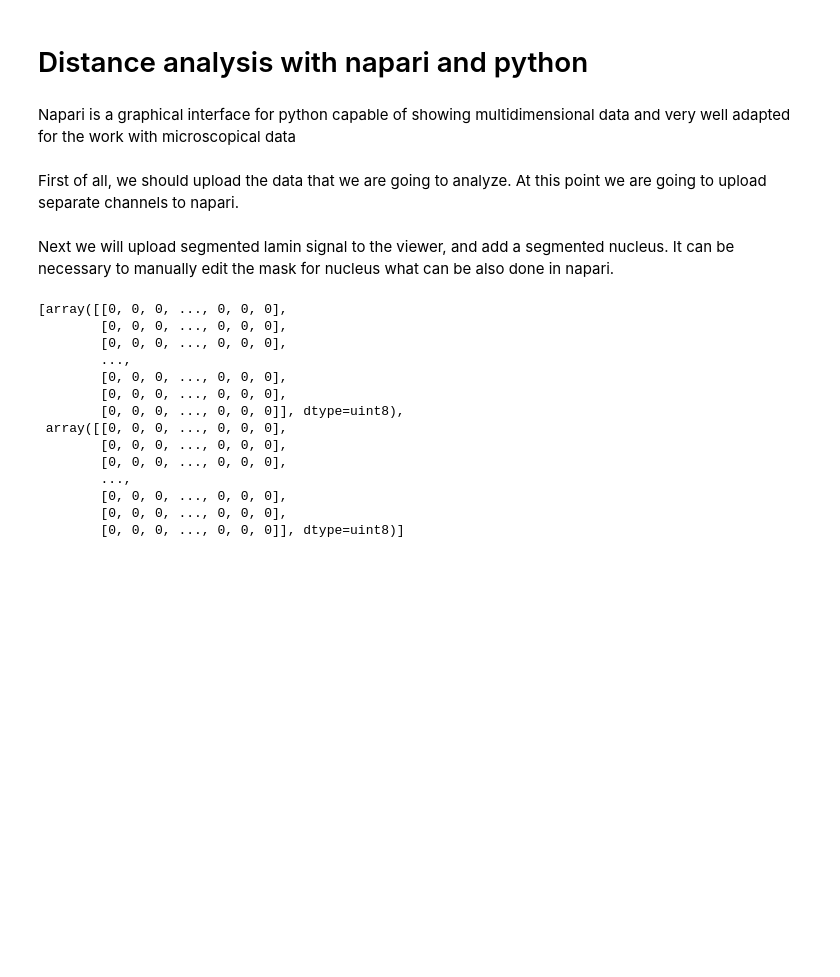
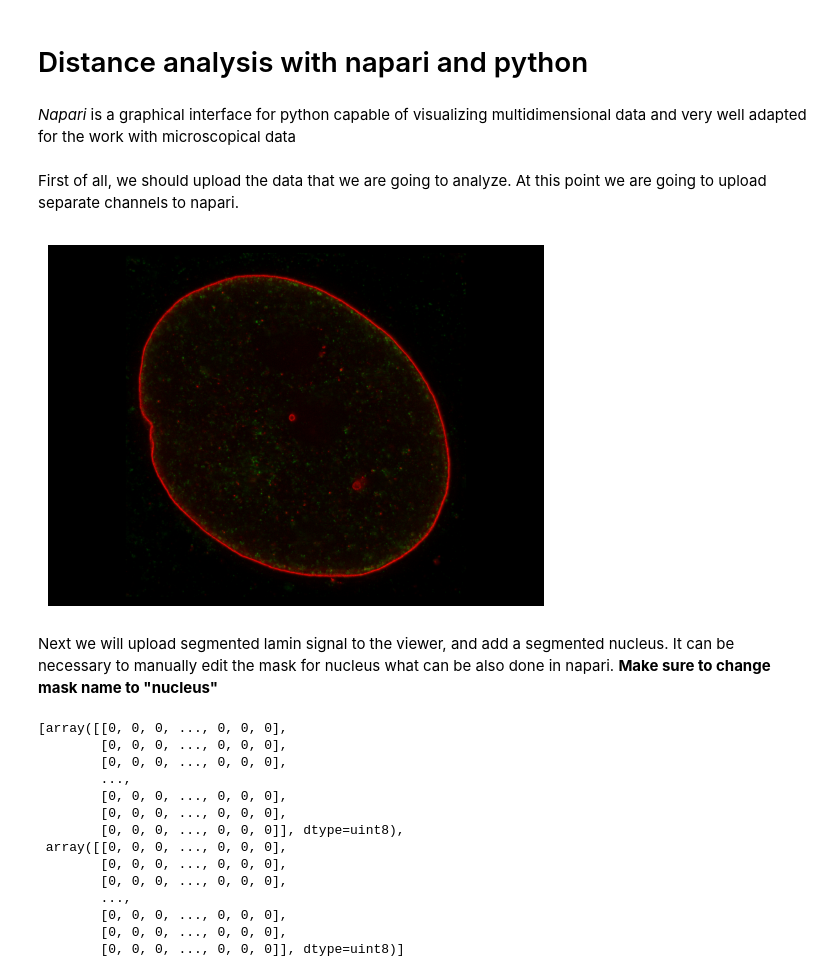
Before and after one commit to programerkotik/viral_particles_distribution_in_nucleus, a Jupyter notebook: Distance Analysis.ipynb, the cells around one changed output. Drawn from its saved outputs; the diff is of its cells as text; code cells hidden in the pictures; blank space fills up the shorter version.

```diff
--- a/Distance Analysis.ipynb
+++ b/Distance Analysis.ipynb
@@ -35,5 +11,5 @@ $( document ).ready(code_toggle);
 # %% [markdown]
-Napari is a graphical interface for python capable of showing multidimensional data and very well adapted for the work with microscopical data
+*Napari* is a graphical interface for python capable of visualizing multidimensional data and very well adapted for the work with microscopical data
 # %%
 # run napari
 viewer = napari.Viewer()
@@ -42,9 +18,16 @@ First of all, we should upload the data that we are going to analyze. At this po
 # %%
 # import data
 name = '05_gxlaminB-635P_rxVP1-594-2D' # name of a file
 ch1,ch2,ch3,ch4 = read_data(f'data_to_use/laminB/2022-05-24_Brustikova_STED_laminB_foranalysis//{name}.tif', viewer) # specify the path if different
+screenshot = viewer.screenshot()
+
+plt.imshow(screenshot)
+plt.axis('off')
+plt.show()
+# %% [output]
+[figure, added]
 # %% [markdown]
-Next we will upload segmented lamin signal to the viewer, and add a segmented nucleus. It can be necessary to manually edit the mask for nucleus what can be also done in napari.
+Next we will upload segmented lamin signal to the viewer, and add a segmented nucleus. It can be necessary to manually edit the mask for nucleus what can be also done in napari. **Make sure to change mask name to "nucleus"**
 # %%
 # visualize segmented lamin
 imgs = [ch1, ch3]
```
Also changed, not shown: parts of 20 cells of this notebook, 1 other file.
